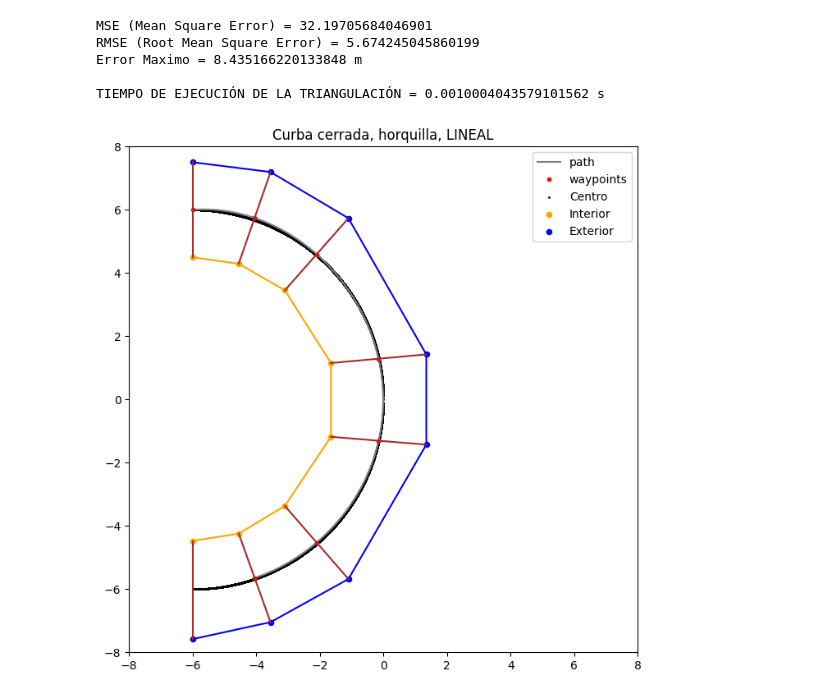
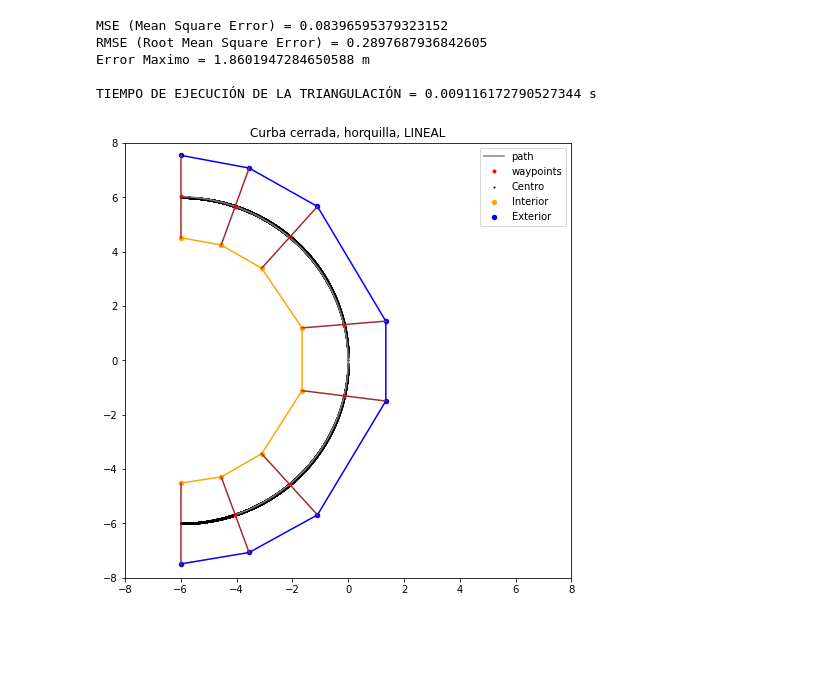
Before and after one commit to FSBDriverless/FS-AI, a Jupyter notebook: Planificación/Test Case Planificación.ipynb, the cells around one changed output. Saved outputs shown, nothing was run; the diff lists cells and outputs as text; code cells hidden in the pictures; blank space fills up the shorter version.

```diff
--- a/Planificación/Test Case Planificación.ipynb
+++ b/Planificación/Test Case Planificación.ipynb
@@ -664,9 +664,9 @@ for i in range (0, len(path[0])):
     actX = path[0][i]
     actY = path[1][i]
     if (i<count): # Mitad arriba
-        realY, falseY = circleConstM(actX)
+        realY, falseY = circleHorM(actX)
     else: # Mitad abajo
-        falseY, realY = circleConstM(actX)
+        falseY, realY = circleHorM(actX)
 
     errorAct = actY-realY
     errores.append(errorAct)
@@ -716,37 +716,39 @@ plt.scatter(x_dummy_I, y_dummy_I, s=20, label='Interior', color='orange')
 plt.scatter(x_dummy_E, y_dummy_E, s=20, label='Exterior', color='blue')
 plt.plot(x_dummy_I, y_dummy_I, color='orange')
 plt.plot(x_dummy_E, y_dummy_E, color='blue')
 for i in range (0,P.shape[0],2):
     plt.plot([P[i, 0], P[i+1, 0]], [P[i, 1], P[i+1, 1]], color='brown')
 
 plt.legend()
 
 errores = []
 count = int(len(path[0])/2)
 for i in range (0, len(path[0])):
     actX = path[0][i]
     actY = path[1][i]
+    if actX > 0:
+        actX = 0
     if (i<count): # Mitad arriba
-        realY, falseY = circleConstM(actX)
+        realY, falseY = circleHorM(actX)
     else: # Mitad abajo
-        falseY, realY = circleConstM(actX)
+        falseY, realY = circleHorM(actX)
 
     errorAct = actY-realY
     errores.append(errorAct)
 
 errores = np.array(errores)
 errores_ponderados = errores**2
 mse = sum(errores_ponderados)/len(errores)
 rmse = math.sqrt(mse)
 maxError = max(errores)
 print('MSE (Mean Square Error) = '+str(mse))
 print('RMSE (Root Mean Square Error) = '+str(rmse))
 print('Error Maximo = '+str(maxError)+' m')
 print('\nTIEMPO DE EJECUCIÓN DE LA TRIANGULACIÓN = '+str(tiempo)+' s')
 # %% [output]
-MSE (Mean Square Error) = 32.19705684046901
-RMSE (Root Mean Square Error) = 5.674245045860199
-Error Maximo = 8.435166220133848 m
+MSE (Mean Square Error) = 0.08396595379323152
+RMSE (Root Mean Square Error) = 0.2897687936842605
+Error Maximo = 1.8601947284650588 m
 
-TIEMPO DE EJECUCIÓN DE LA TRIANGULACIÓN = 0.0010004043579101562 s
+TIEMPO DE EJECUCIÓN DE LA TRIANGULACIÓN = 0.009116172790527344 s
-[figure, old version]
+[figure, new version]
```
Also changed, not shown: parts of 8 cells of this notebook.
